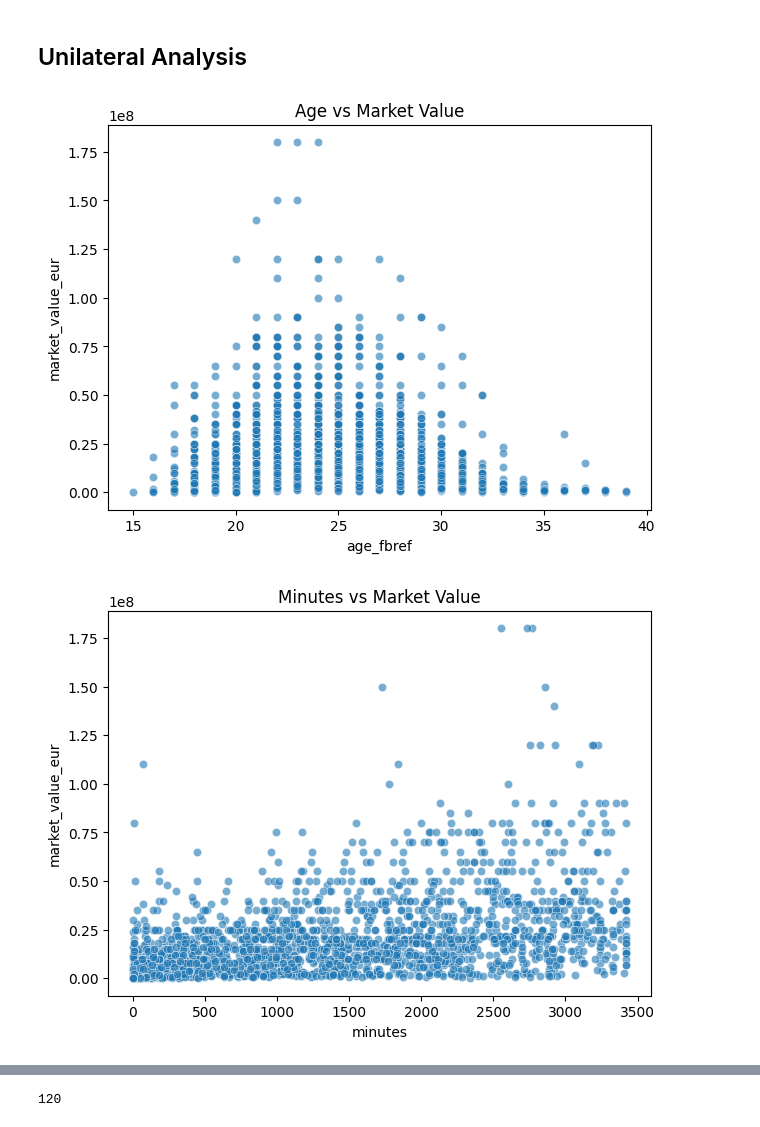
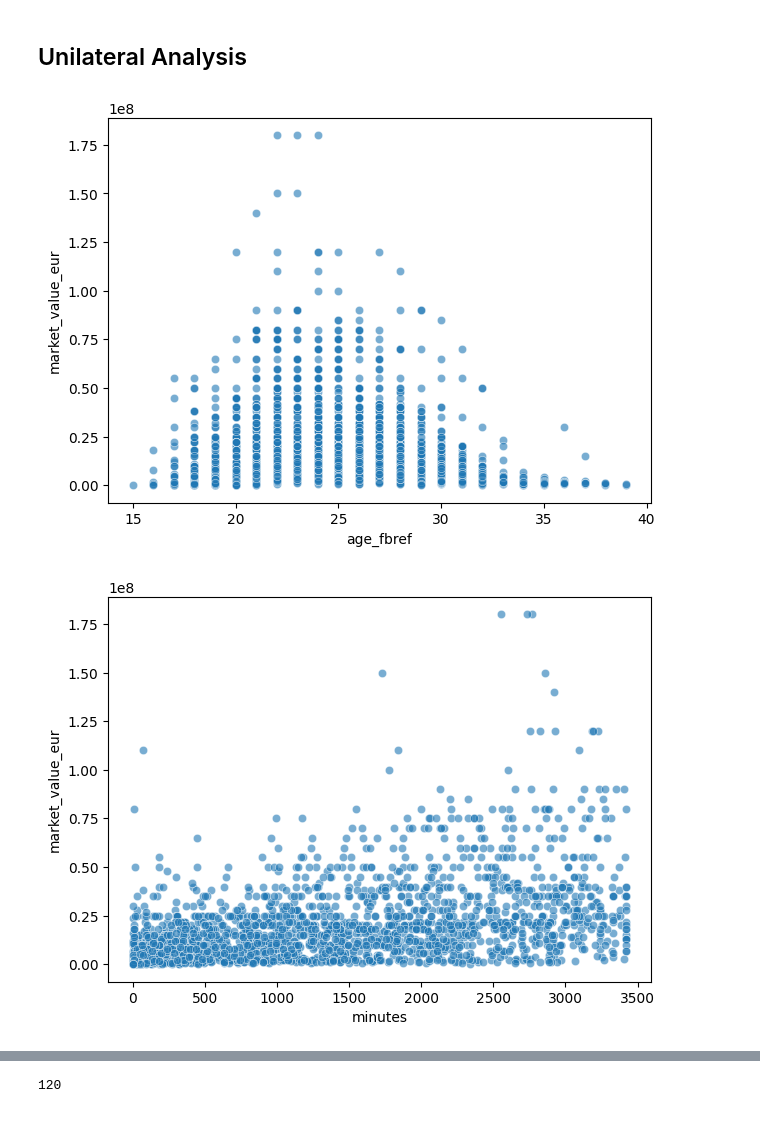
Before and after one commit to pHanToMcaNCoDE/predicting-epl-football-palyer-market-value, a Jupyter notebook: notebooks/03_exploratory_data_analysis.ipynb, the cells around one changed output, grey strips where cells are left out. Drawn from its saved outputs; the diff is of its cells as text; code cells hidden in the pictures.

```diff
--- a/notebooks/03_exploratory_data_analysis.ipynb
+++ b/notebooks/03_exploratory_data_analysis.ipynb
@@ -549,7 +547,7 @@ sns.scatterplot(
     alpha=0.6
 )
 
-plt.title("Age vs Market Value")
+#plt.title("Age vs Market Value")
 
 plt.savefig(
     "/Users/kachi/Documents/Thesis/figures/age_vs_market_value.png",
@@ -558,29 +556,29 @@ plt.savefig(
 )
 plt.show()
 # %% [output]
-[figure, old version]
+[figure, new version]
 # %%
 # Relationship between minutes and market value
 
 plt.figure(figsize=(7,5))
 
 sns.scatterplot(
     data=merged,
     x="minutes",
     y="market_value_eur",
     alpha=0.6
 )
 
-plt.title("Minutes vs Market Value")
+#plt.title("Minutes vs Market Value")
 
 plt.savefig(
     "/Users/kachi/Documents/Thesis/figures/minutes_vs_market_value.png",
     dpi=300,
     bbox_inches="tight"
 )
 plt.show()
 # %% [output]
-[figure, old version]
+[figure, new version]
 # %%
 # Relationship between playing positions and market value
 
```
Also changed, not shown: parts of 15 cells of this notebook, 21 other files.
